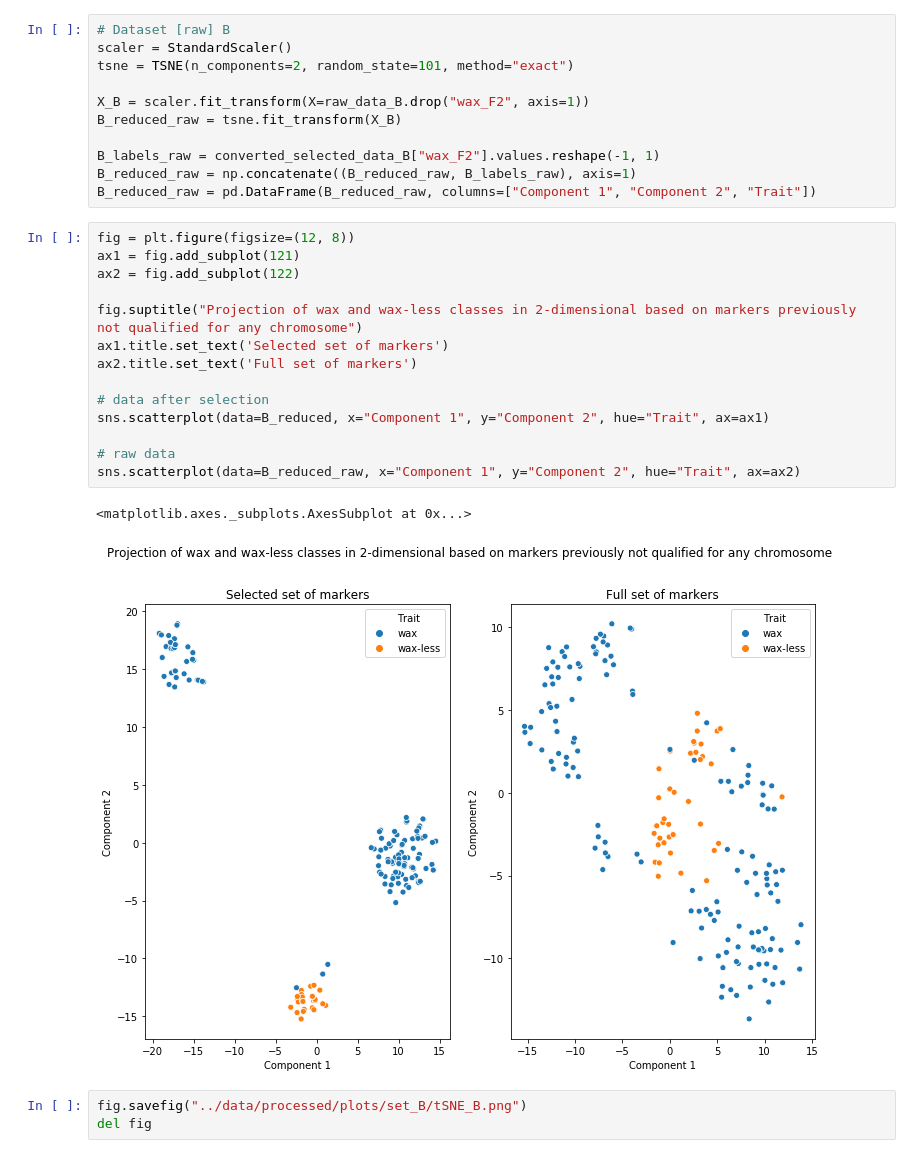
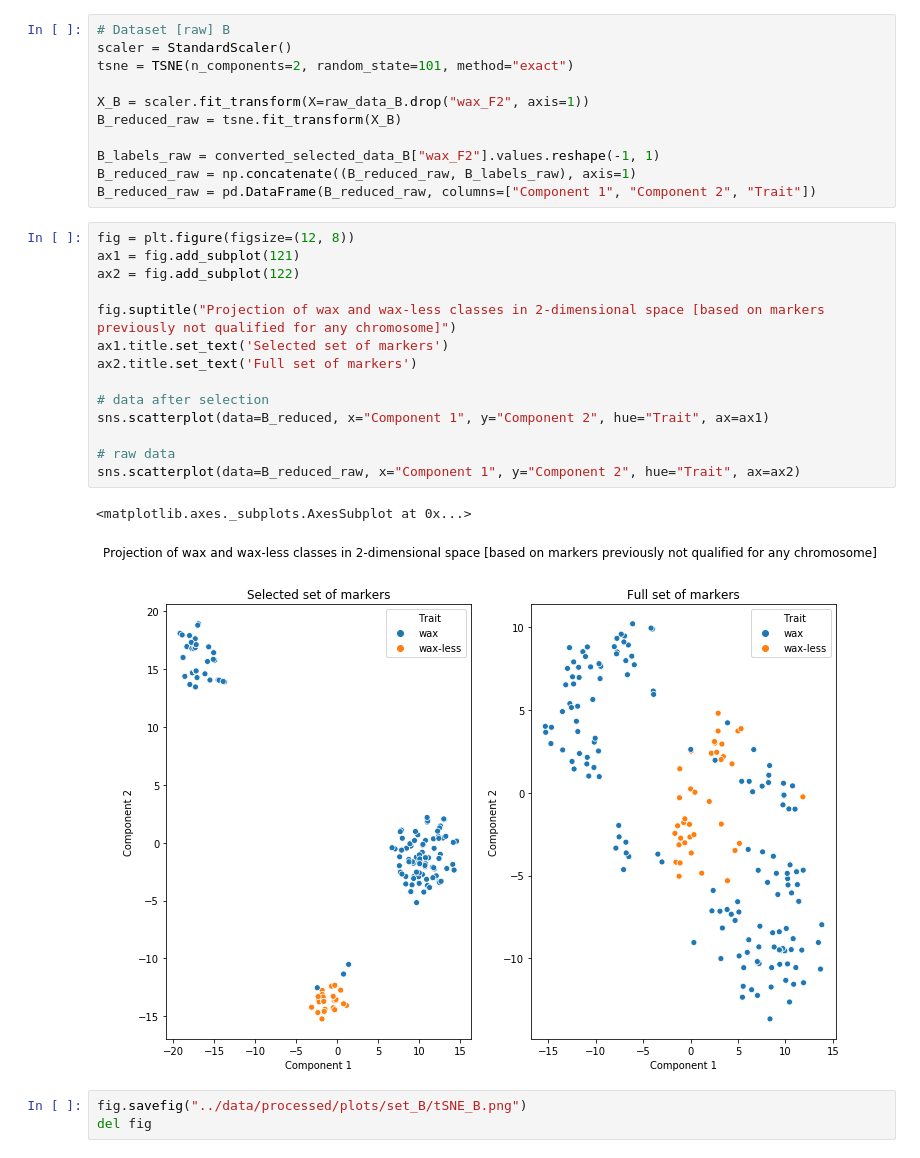
Before and after one commit to Janbinkowski96/New_DaRT_Data, a Jupyter notebook: notebooks/plots.ipynb, the cells around one changed output. Cells and saved outputs as stored; diff of their text form.

Commit message:
Plots titles updated

```diff
--- a/notebooks/plots.ipynb
+++ b/notebooks/plots.ipynb
@@ -228,20 +228,20 @@ B_reduced_raw = pd.DataFrame(B_reduced_raw, columns=["Component 1", "Component 2
 # %%
 fig = plt.figure(figsize=(12, 8))
 ax1 = fig.add_subplot(121)
 ax2 = fig.add_subplot(122)
 
-fig.suptitle("Projection of wax and wax-less classes in 2-dimensional based on markers previously not qualified for any chromosome")
+fig.suptitle("Projection of wax and wax-less classes in 2-dimensional space [based on markers previously not qualified for any chromosome]")
 ax1.title.set_text('Selected set of markers')
 ax2.title.set_text('Full set of markers')
 
 # data after selection
 sns.scatterplot(data=B_reduced, x="Component 1", y="Component 2", hue="Trait", ax=ax1)
 
 # raw data
 sns.scatterplot(data=B_reduced_raw, x="Component 1", y="Component 2", hue="Trait", ax=ax2)
 # %% [output]
 <matplotlib.axes._subplots.AxesSubplot at 0x...>
-[figure, old version]
+[figure, new version]
 # %%
 fig.savefig("../data/processed/plots/set_B/tSNE_B.png")
 del fig
```
Also changed, not shown: parts of 2 cells of this notebook, 4 other files.
